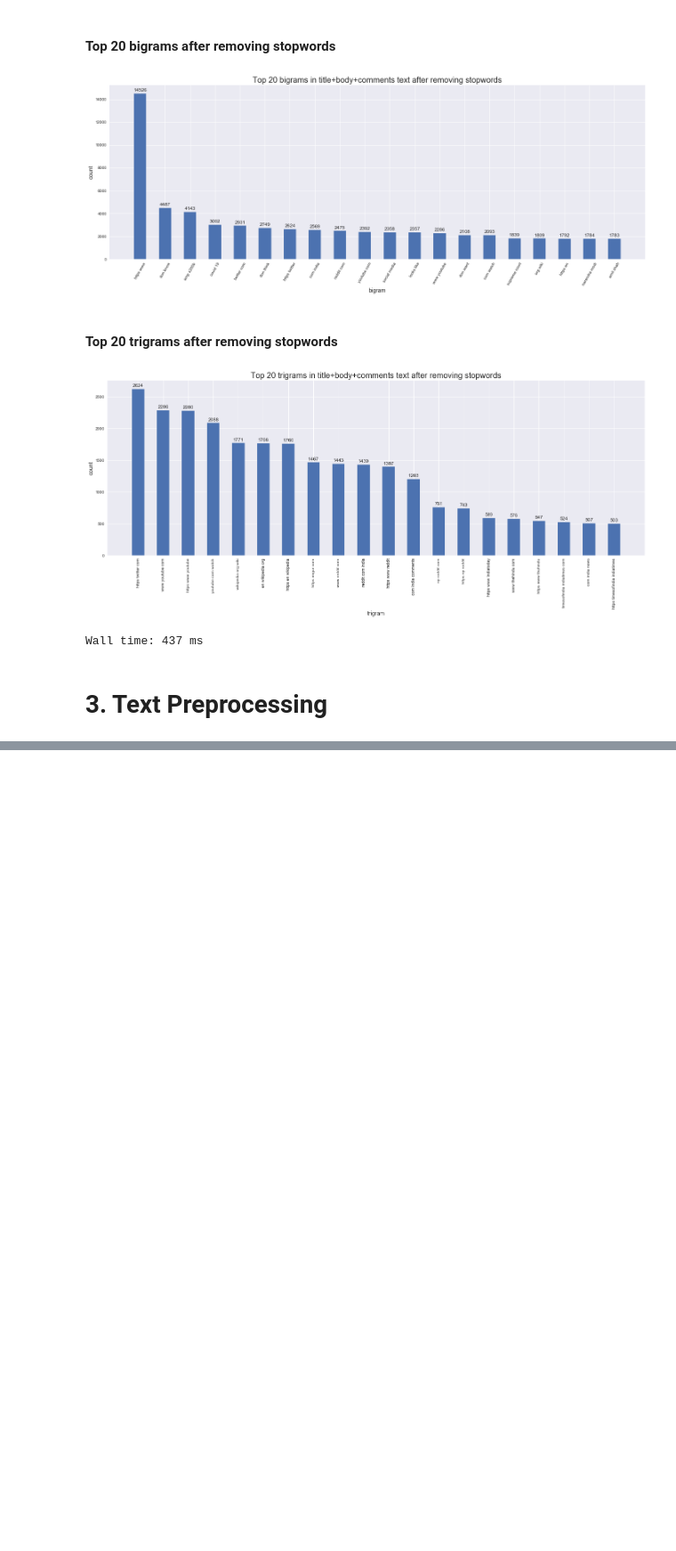
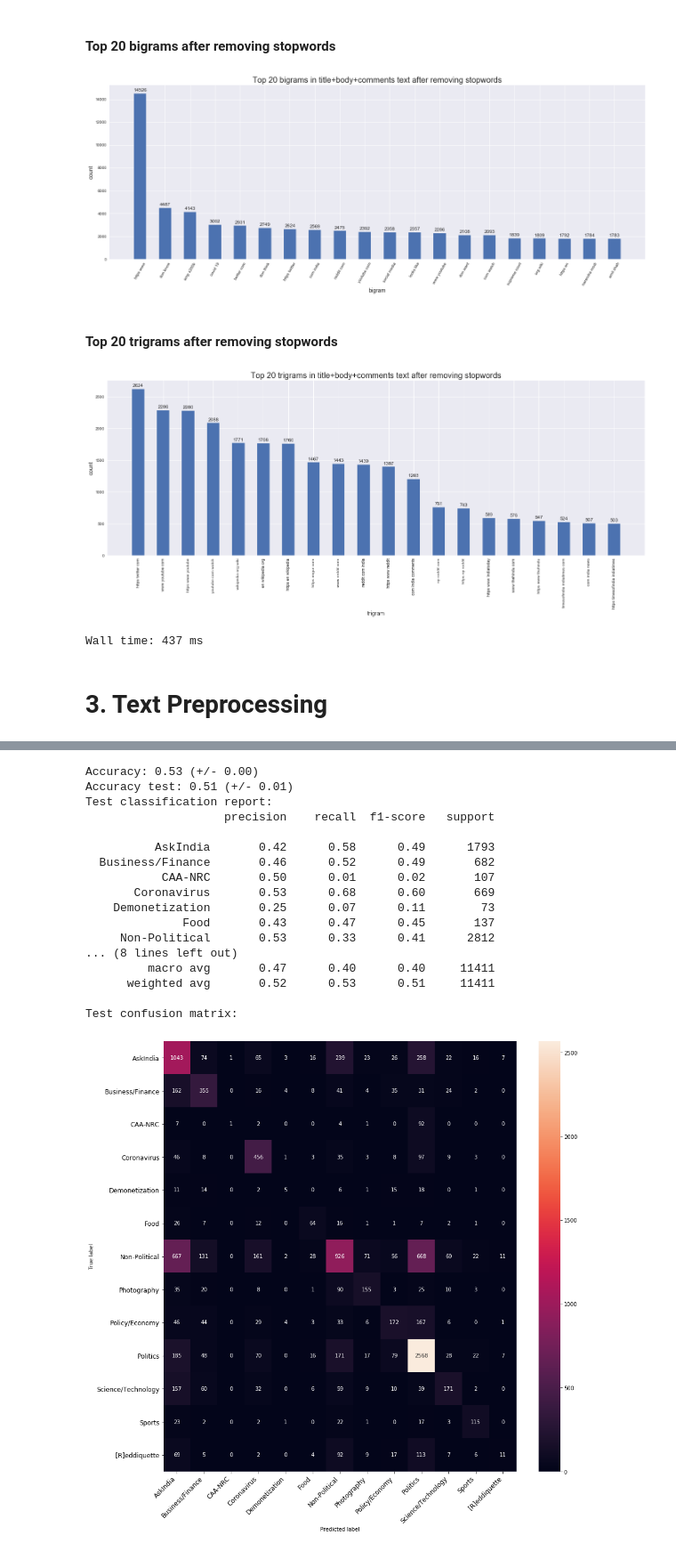
Before and after one commit to macabdul9/reddit-flait-detector, a Jupyter notebook: notebooks/reddit_flair_data_acquisation_June_2019.ipynb, the cells around one changed output, grey strips where cells are left out. Shown at 89% size. Drawn from its saved outputs; the diff is of its cells as text; code cells hidden in the pictures; blank space fills up the shorter version.

```diff
--- a/notebooks/reddit_flair_data_acquisation_June_2019.ipynb
+++ b/notebooks/reddit_flair_data_acquisation_June_2019.ipynb
@@ -884,0 +1084,25 @@ Wall time: 437 ms
+# %%
+y_resampled = y
+# %%
+cb = ComplementNB()
+cb.fit(X_selected, y_resampled)
+evaluate_model(cb, X_selected, y, X_test_selected, y_test)
+# %% [output]
+Accuracy: 0.53 (+/- 0.00)
+Accuracy test: 0.51 (+/- 0.01)
+Test classification report:
+                    precision    recall  f1-score   support
+
+          AskIndia       0.42      0.58      0.49      1793
+  Business/Finance       0.46      0.52      0.49       682
+           CAA-NRC       0.50      0.01      0.02       107
+       Coronavirus       0.53      0.68      0.60       669
+    Demonetization       0.25      0.07      0.11        73
+              Food       0.43      0.47      0.45       137
+     Non-Political       0.53      0.33      0.41      2812
+... (8 lines left out)
+         macro avg       0.47      0.40      0.40     11411
+      weighted avg       0.52      0.53      0.51     11411
+
+Test confusion matrix:
+[figure, added]
```
Also changed, not shown: parts of 59 cells of this notebook, 6 other files.
